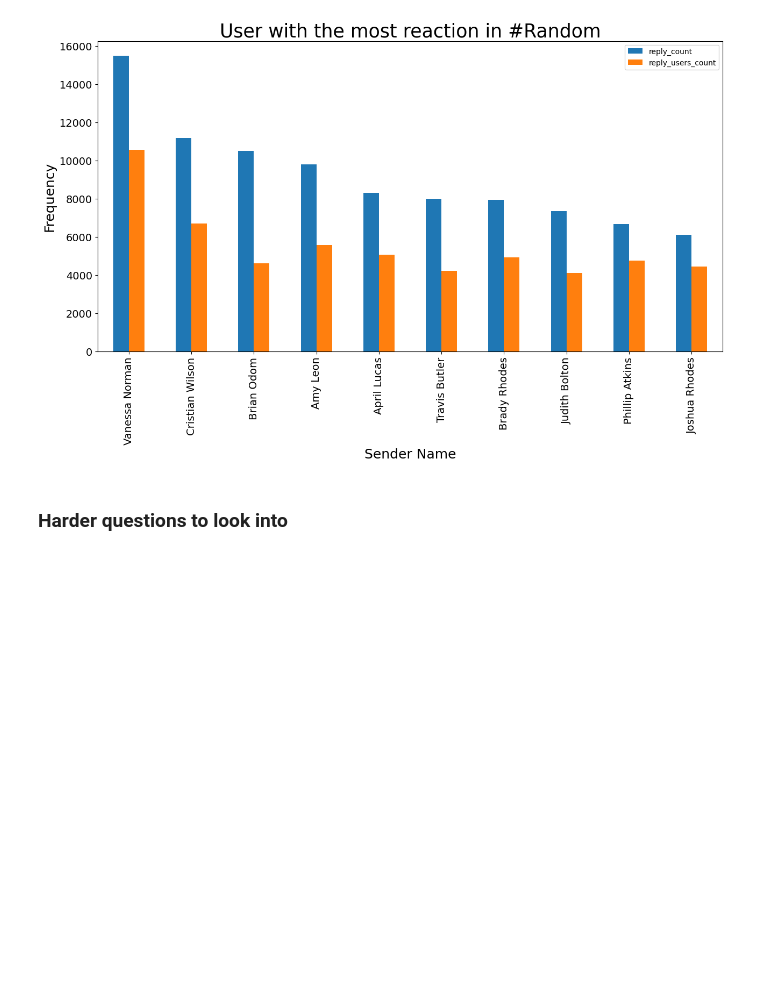
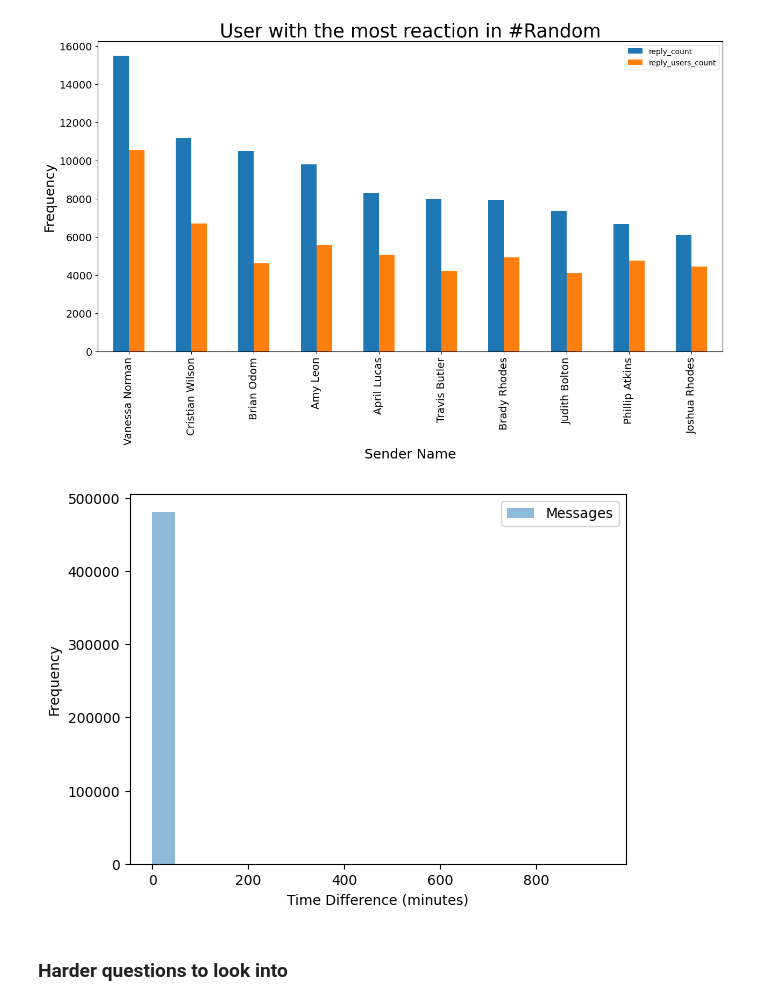
Before and after one commit to AtoBrightSide/network_analysis, a Jupyter notebook: notebooks/parse_slack_data.ipynb, the cells around one changed output. Saved outputs shown, nothing was run; the diff lists cells and outputs as text; code cells hidden in the pictures; blank space fills up the shorter version.

```diff
--- a/notebooks/parse_slack_data.ipynb
+++ b/notebooks/parse_slack_data.ipynb
@@ -226,20 +226,22 @@ draw_user_reaction(df, 'Random')
 # %%
 # distribution of time differences between messages, and replies
 df = df.sort_values('msg_sent_time')
 
 # Calculate time difference between consecutive messages in minutes
 df['time_diff'] = df['msg_sent_time'].diff() / 60
 
-# Remove the first row (NaN value)
-df = df.iloc[1:]
+# Convert 'time_diff' to minutes
+df['time_diff'] = df['time_diff'].dt.total_seconds() / 60
 
 # Plot histogram of time differences for messages
-plt.hist(df['time_diff'], bins=50, alpha=0.5, label='Messages')
+plt.hist(df['time_diff'].dropna(), bins=20, alpha=0.5, label='Messages')
 
 plt.xlabel('Time Difference (minutes)')
 plt.ylabel('Frequency')
 plt.legend(loc='upper right')
 plt.show()
+# %% [output]
+[figure, added]
 # %%
 # what is the time range of the day that most messages are sent?
 # %%
```
